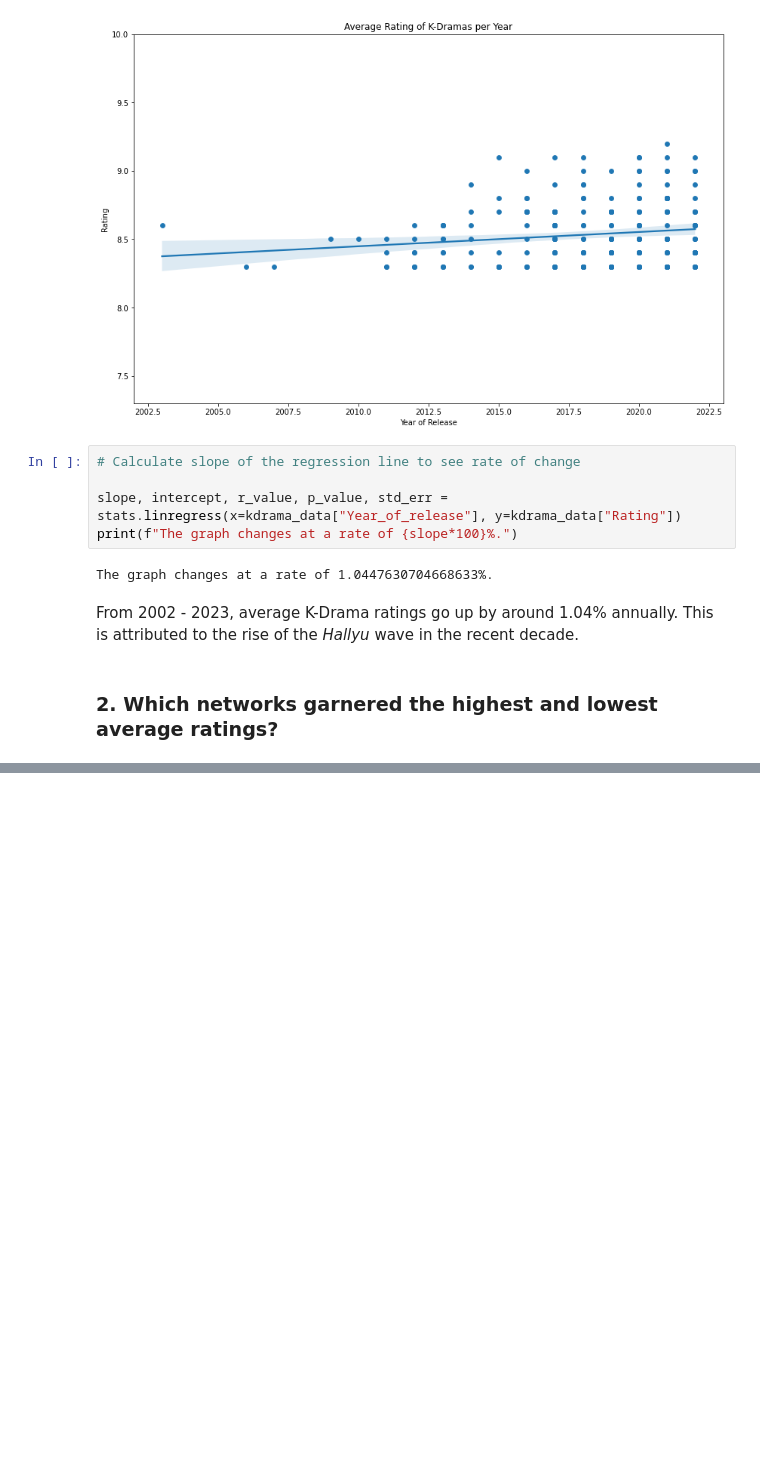
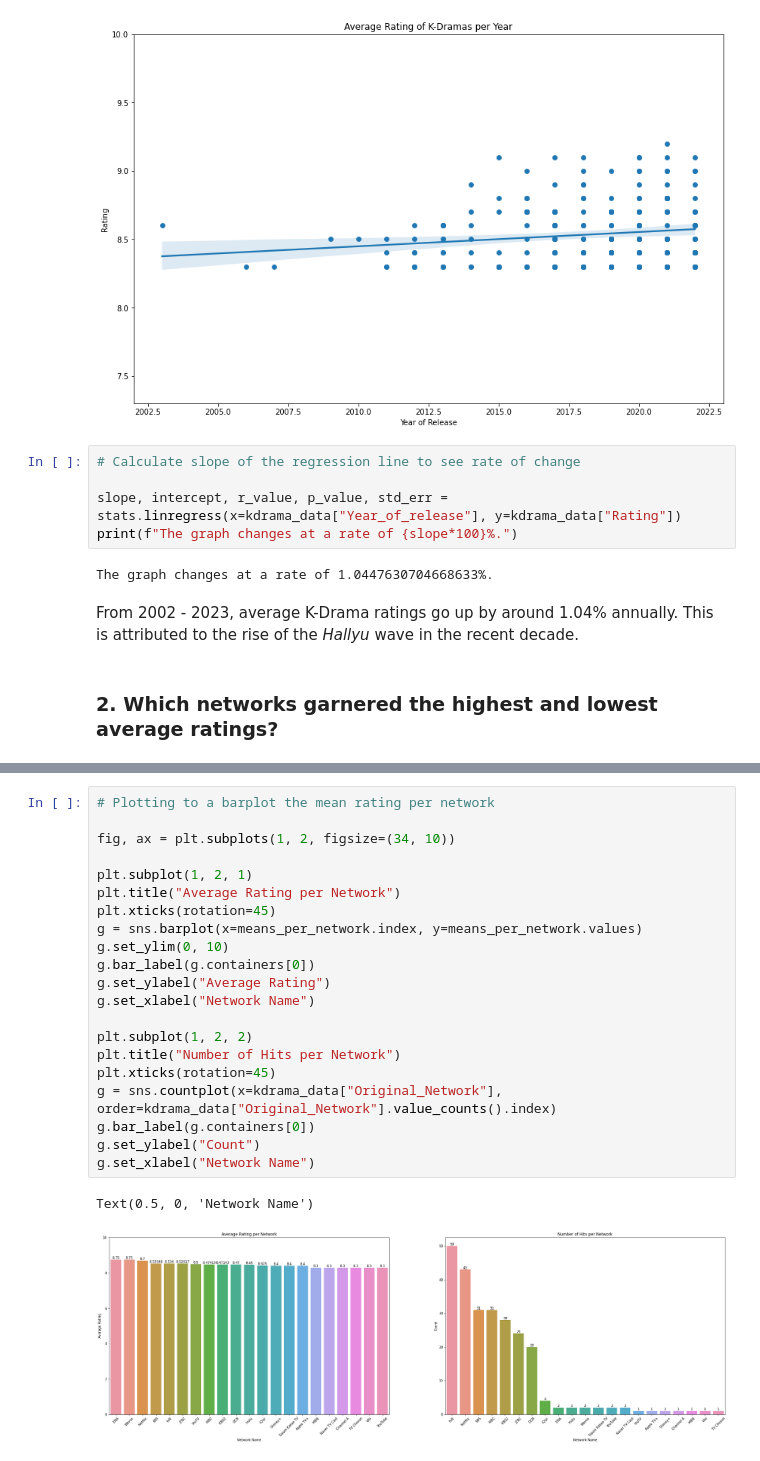
Before and after one commit to blurridge/kdrama-rating-ml, a Jupyter notebook: src/kdrama_rating_ml.ipynb, the cells around one changed output, grey strips where cells are left out. Drawn from its saved outputs; the diff is of its cells as text; blank space fills up the shorter version.

```diff
--- a/src/kdrama_rating_ml.ipynb
+++ b/src/kdrama_rating_ml.ipynb
@@ -248,3 +251,27 @@ TV Chosun        8.300000
 Viki             8.300000
 YouTube          8.300000
 Name: Rating, dtype: float64
+# %%
+# Plotting to a barplot the mean rating per network
+
+fig, ax = plt.subplots(1, 2, figsize=(34, 10))
+
+plt.subplot(1, 2, 1)
+plt.title("Average Rating per Network")
+plt.xticks(rotation=45)
+g = sns.barplot(x=means_per_network.index, y=means_per_network.values)
+g.set_ylim(0, 10)
+g.bar_label(g.containers[0])
+g.set_ylabel("Average Rating")
+g.set_xlabel("Network Name")
+
+plt.subplot(1, 2, 2)
+plt.title("Number of Hits per Network")
+plt.xticks(rotation=45)
+g = sns.countplot(x=kdrama_data["Original_Network"], order=kdrama_data["Original_Network"].value_counts().index)
+g.bar_label(g.containers[0])
+g.set_ylabel("Count")
+g.set_xlabel("Network Name")
+# %% [output]
+Text(0.5, 0, 'Network Name')
+[figure, added]
```
Also changed, not shown: parts of 9 cells of this notebook, 1 other file.
